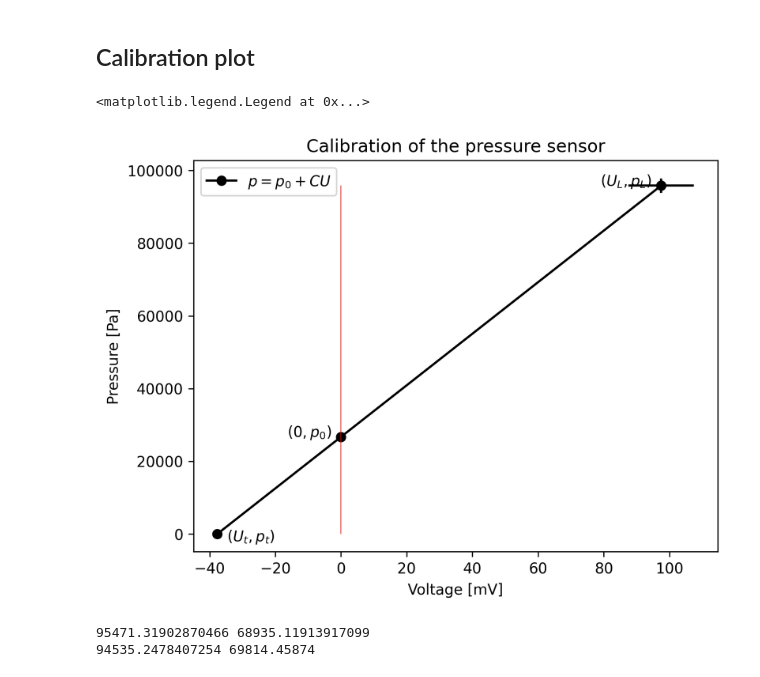
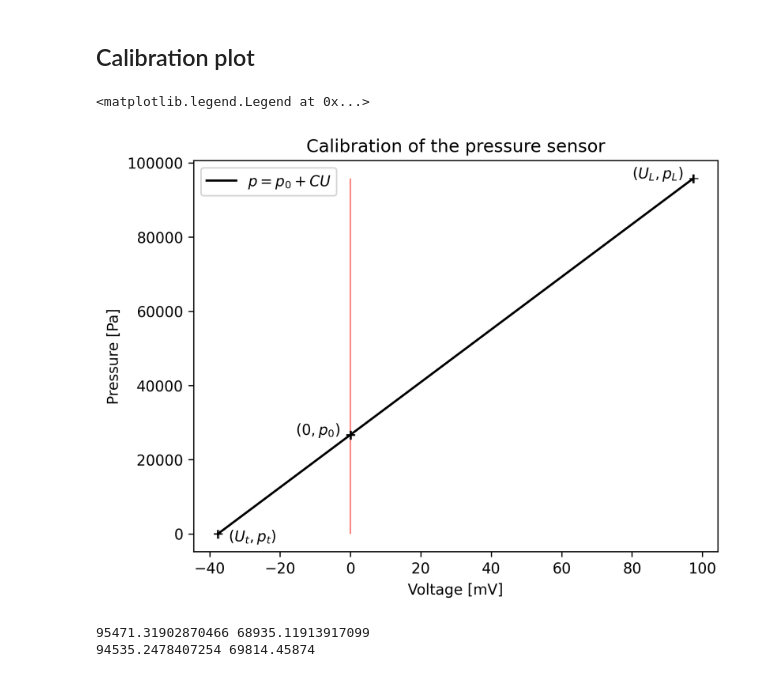
Before and after one commit to Noothless/Physik-Absolute-Zero, a Jupyter notebook: notebook/notebook.ipynb, the cells around one changed output. Cells and saved outputs as stored; diff of their text form; code cells hidden in the pictures.

```diff
--- a/notebook/notebook.ipynb
+++ b/notebook/notebook.ipynb
@@ -25,30 +25,34 @@ def calc_pressure(u):
 # %%
 fig,ax1 = plt.subplots(dpi=dpi)
 
 ax1.set_title('Calibration of the pressure sensor')
 ax1.set_xlabel('Voltage [mV]')
 ax1.set_ylabel('Pressure [Pa]')
 
+dlta_U = 0.15508 #mV
+dlta_p_L = 0 #Pa
+dlta_p_T = 13.22 #Pa
+dlta_p_0 = 119.001 #Pa
+
 U = [s_p1[0], s_p2[0]]
 P = [s_p1[1], s_p2[1]]
 
-ax1.plot(U, P, c='black', marker = 'o', linestyle='-', label = '$p = p_0 + CU$')
+ax1.plot(U, P, c='black', marker = None, linestyle='-', label = '$p = p_0 + CU$')
 ax1.vlines(0, P[0], P[1], colors='red', linestyle = '-', linewidth=0.5)
 
-ax1.scatter([0], [p_0], color = 'black')
 ax1.annotate("$(0, p_0)$", (-3, p_0), horizontalalignment='right')
-ax1.errorbar([0], [p_0], xerr = 10, yerr = 1000, ecolor = "black")
+ax1.errorbar([0], [p_0], xerr = dlta_U, yerr = dlta_p_0, ecolor = "black", capsize=3, markeredgewidth=0.7, elinewidth=1)
 
 ax1.annotate("$(U_L, p_L)$", (U[0] - 3, P[0]), horizontalalignment='right')
-ax1.errorbar(U[0], P[0], xerr = 10, yerr = 1000, ecolor = "black")
+ax1.errorbar(U[0], P[0], xerr = dlta_U, yerr = dlta_p_L, ecolor = "black", capsize=3, markeredgewidth=0.7, elinewidth=1)
 
 ax1.annotate("$(U_t, p_t)$", (U[1] + 3, P[1] - 2000))
-ax1.errorbar(U[1], P[1], xerr = 10, yerr = 1000, ecolor = "black")
+ax1.errorbar(U[1], P[1], xerr = dlta_U, yerr = dlta_p_T, ecolor = "black", capsize=3, markeredgewidth=0.7, elinewidth=1)
 
 plt.legend()
 # %% [output]
 <matplotlib.legend.Legend at 0x...>
-[figure, old version]
+[figure, new version]
 # %%
 M_K = [98.323, 96.96]
 M_E = [0.0, 59.54]
```
Also changed, not shown: parts of 1 cell of this notebook, 3 other files.
